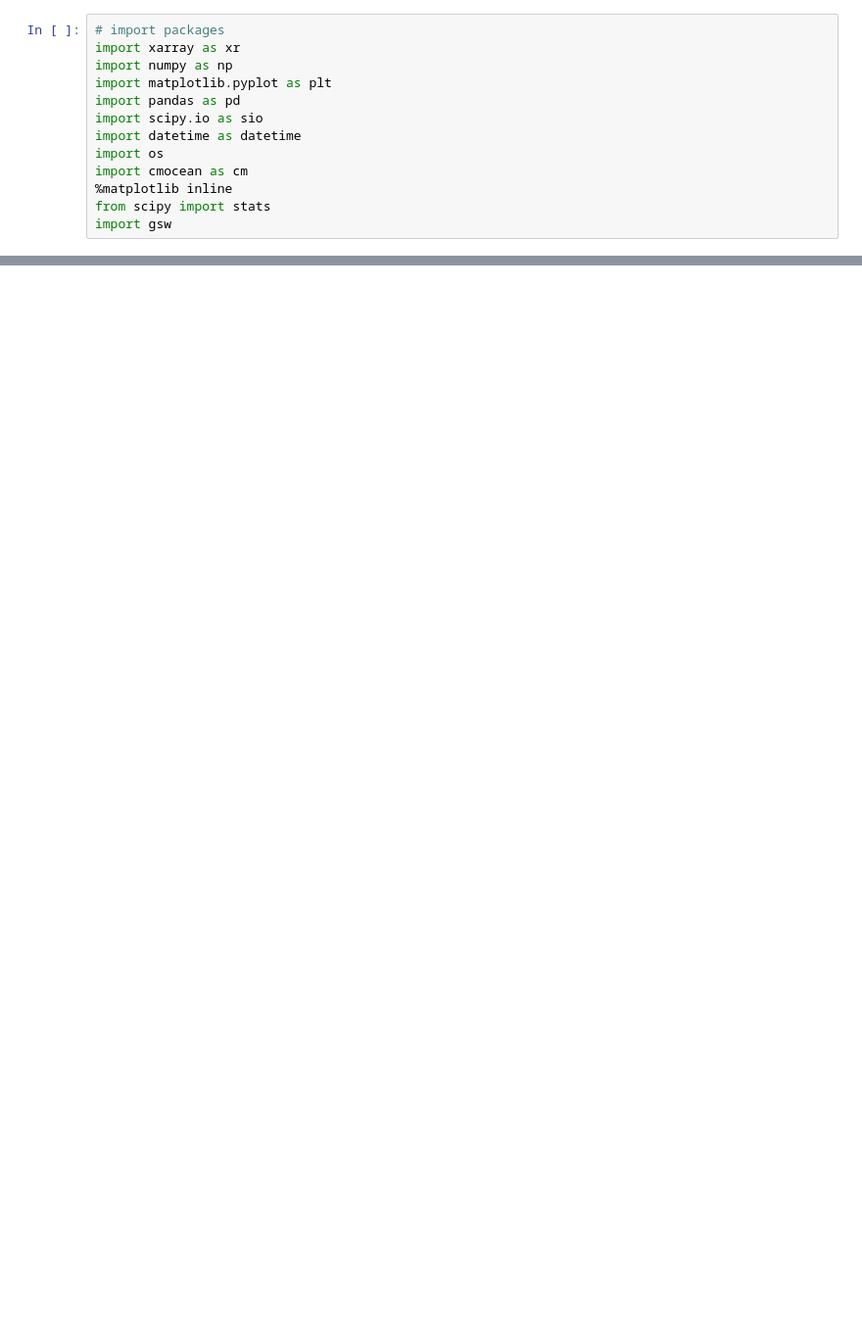
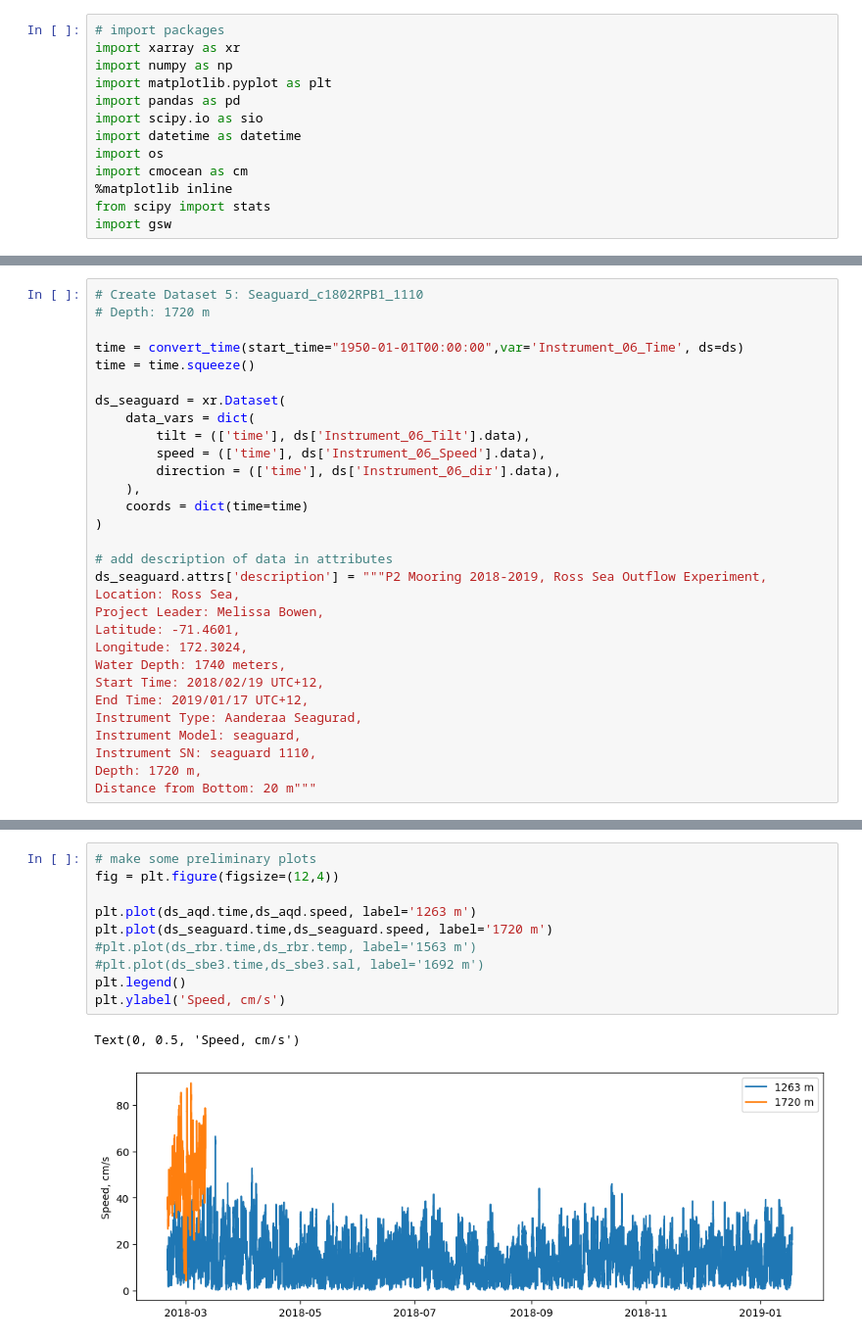
Before and after one commit to MackenzieBlanusa/TNB_tools, a Jupyter notebook: momentum_balance/P2_P3_RSO2018_DataPrep.ipynb, the cells around one changed output, grey strips where cells are left out. Shown at 98% size. Cells and saved outputs as stored; diff of their text form; blank space fills up the shorter version.

```diff
--- a/momentum_balance/P2_P3_RSO2018_DataPrep.ipynb
+++ b/momentum_balance/P2_P3_RSO2018_DataPrep.ipynb
@@ -74,0 +210,30 @@ Attributes:
+# %%
+# Create Dataset 5: Seaguard_c1802RPB1_1110
+# Depth: 1720 m
+
+time = convert_time(start_time="1950-01-01T00:00:00",var='Instrument_06_Time', ds=ds)
+time = time.squeeze()
+
+ds_seaguard = xr.Dataset(
+    data_vars = dict(
+        tilt = (['time'], ds['Instrument_06_Tilt'].data),
+        speed = (['time'], ds['Instrument_06_Speed'].data),
+        direction = (['time'], ds['Instrument_06_dir'].data),
+    ),
+    coords = dict(time=time)
+)
+
+# add description of data in attributes
+ds_seaguard.attrs['description'] = """P2 Mooring 2018-2019, Ross Sea Outflow Experiment,
+Location: Ross Sea,
+Project Leader: Melissa Bowen,
+Latitude: -71.4601,
+Longitude: 172.3024,
+Water Depth: 1740 meters,
+Start Time: 2018/02/19 UTC+12,
+End Time: 2019/01/17 UTC+12,
+Instrument Type: Aanderaa Seagurad,
+Instrument Model: seaguard,
+Instrument SN: seaguard 1110,
+Depth: 1720 m,
+Distance from Bottom: 20 m"""
@@ -74,0 +293,13 @@ Attributes:
+# %%
+# make some preliminary plots
+fig = plt.figure(figsize=(12,4))
+
+plt.plot(ds_aqd.time,ds_aqd.speed, label='1263 m')
+plt.plot(ds_seaguard.time,ds_seaguard.speed, label='1720 m')
+#plt.plot(ds_rbr.time,ds_rbr.temp, label='1563 m')
+#plt.plot(ds_sbe3.time,ds_sbe3.sal, label='1692 m')
+plt.legend()
+plt.ylabel('Speed, cm/s')
+# %% [output]
+Text(0, 0.5, 'Speed, cm/s')
+[figure, added]
```
Also changed, not shown: parts of 35 cells of this notebook.
